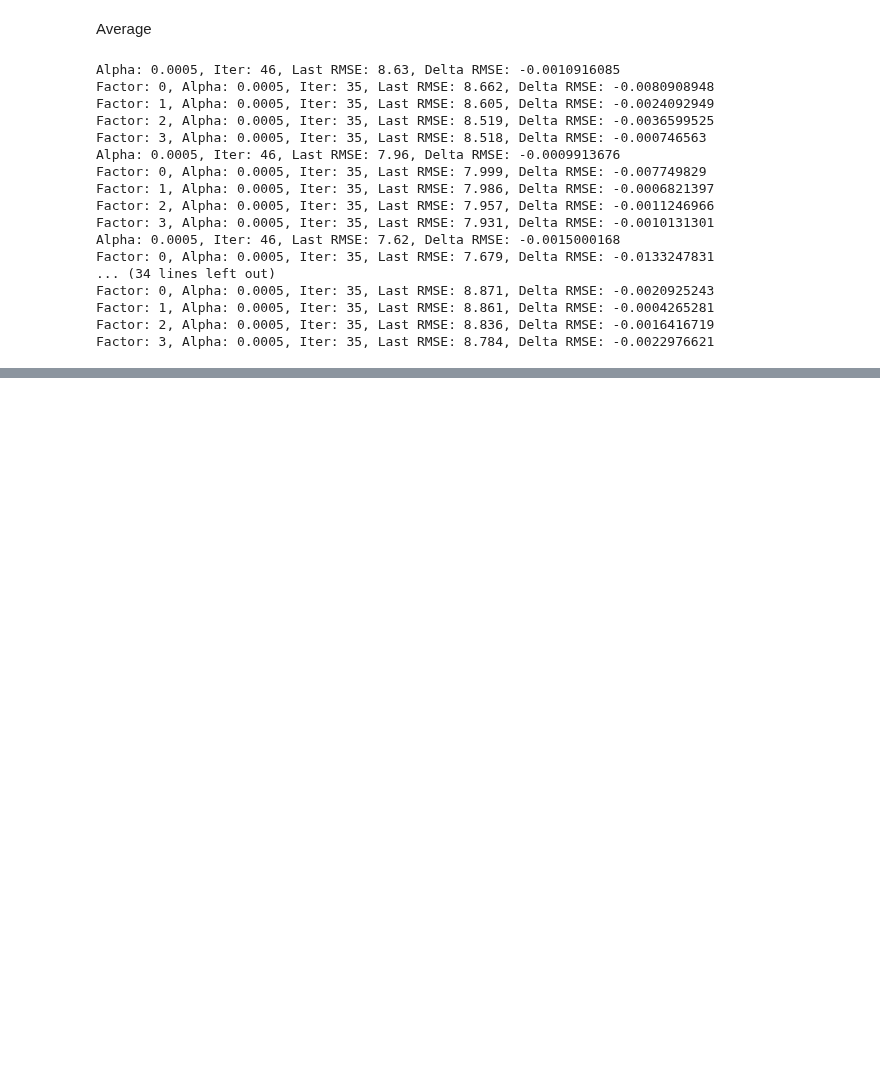
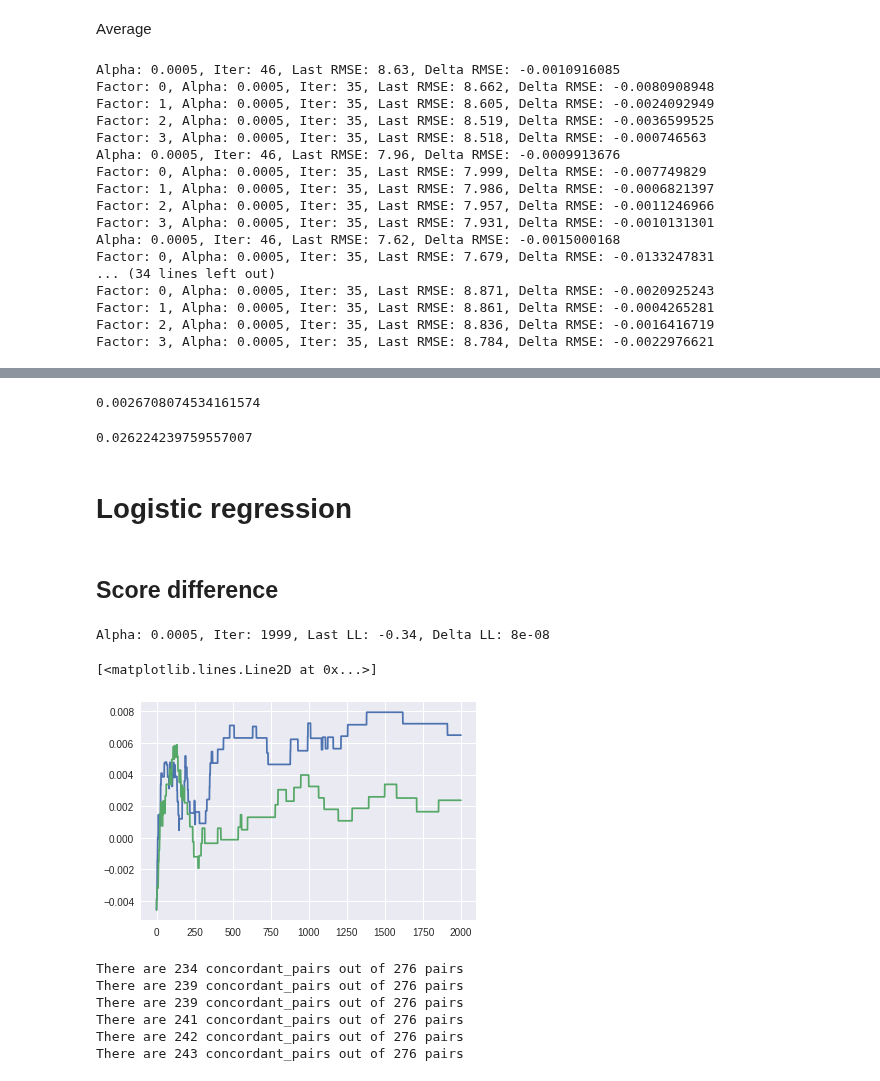
Before and after one commit to khanhnguyendata/skate_predict, a Jupyter notebook: analysis_part6.ipynb, the cells around one changed output, grey strips where cells are left out. Saved outputs shown, nothing was run; the diff lists cells and outputs as text; code cells hidden in the pictures; blank space fills up the shorter version.

```diff
--- a/analysis_part6.ipynb
+++ b/analysis_part6.ipynb
@@ -138,0 +198,17 @@ all_skater_scores[2005]
+# %%
+np.mean(list(dtaus_borda.values()))
+# %% [output]
+0.0026708074534161574
+# %%
+np.std(list(dtaus_borda.values())) * ci_multiplier
+# %% [output]
+0.026224239759557007
+# %% [markdown]
+# Logistic regression
+# %% [markdown]
+## Score difference
+# %%
+# Get yearly Kendall's tau from average model for comparison
+avg = AverageScore()
+avg_result = avg.evaluate_over_years(all_years, all_season_scores, all_world_scores).set_index('year')
+avg_taus = avg_result['tau'].to_dict()
@@ -138,0 +227,44 @@ all_skater_scores[2005]
+# %%
+log_gen1 = log_gradient_ascent_log(stacked_X1, alpha=0.0005, n_iter=2000, log_every=1, verbose=True)
+log_gen2 = log_gradient_ascent_log(stacked_X2, alpha=0.0005, n_iter=2000, log_every=1, verbose=True)
+
+avg_dtaus_train = []
+avg_dtaus_val = []
+log_iters = []
+betas1 = []
+betas2 = []
+
+# Train logistic regression model on each fold and return logged values at specified iterations
+for log_log1, log_log2 in zip(log_gen1, log_gen2):
+    log_iter = log_log1[0]
+    beta1 = log_log1[1]
+    beta2 = log_log2[1]
+
+    betas1.append(beta1)
+    betas2.append(beta2)
+
+    # Model coefficients at specified iterations are used to evaluate
+    # improvement in Kendall's tau on both folds
+    dtaus_train = {}
+    dtaus_val = {}
+    for year in years1:
+        dtaus_train[year] = get_tau_from_X_beta(X1[year], beta1) - avg_taus[year]
+        dtaus_val[year] = get_tau_from_X_beta(X1[year], beta2) - avg_taus[year]
+    for year in years2:
+        dtaus_train[year] = get_tau_from_X_beta(X2[year], beta2) - avg_taus[year]
+        dtaus_val[year] = get_tau_from_X_beta(X2[year], beta1) - avg_taus[year]
+
+    # Take average improvement in Kendall's tau for each combination of
+    # stopping iterations of multi-factor and logistic regression model
+    log_iters.append(log_iter)
+    avg_dtaus_train.append(np.mean(list(dtaus_train.values())))
+    avg_dtaus_val.append(np.mean(list(dtaus_val.values())))
+# %% [output]
+Alpha: 0.0005, Iter: 1999, Last LL: -0.34, Delta LL: 8e-08
+# %%
+plt.plot(avg_dtaus_train)
+plt.plot(avg_dtaus_val)
+# plt.xlim(0, 1000)
+# %% [output]
+[<matplotlib.lines.Line2D at 0x...>]
+[figure, added]
@@ -138,0 +274,19 @@ all_skater_scores[2005]
+# %%
+season_scores, world_scores = get_yearly_scores(2017, all_season_scores, all_world_scores)
+world_ranking = list(world_scores.index)
+rankings_2017 = []
+skater_scores_2017 = all_skater_scores[2017].copy()
+skater_scores_2017['log'] = skater_scores_2017 @ beta1max
+for col_name, col in skater_scores_2017.iteritems():
+    predicted_ranking = list(col.sort_values(ascending=False).index)
+    calculate_kendall_tau(predicted_ranking, world_ranking)
+    rankings_2017.append(predicted_ranking)
+rankings_2017.append(rankings_borda[2017])
+rankings_2017.append(list(world_scores.index))
+# %% [output]
+There are 234 concordant_pairs out of 276 pairs
+There are 239 concordant_pairs out of 276 pairs
+There are 239 concordant_pairs out of 276 pairs
+There are 241 concordant_pairs out of 276 pairs
+There are 242 concordant_pairs out of 276 pairs
+There are 243 concordant_pairs out of 276 pairs
```
Also changed, not shown: parts of 18 cells of this notebook, 13 other files.
